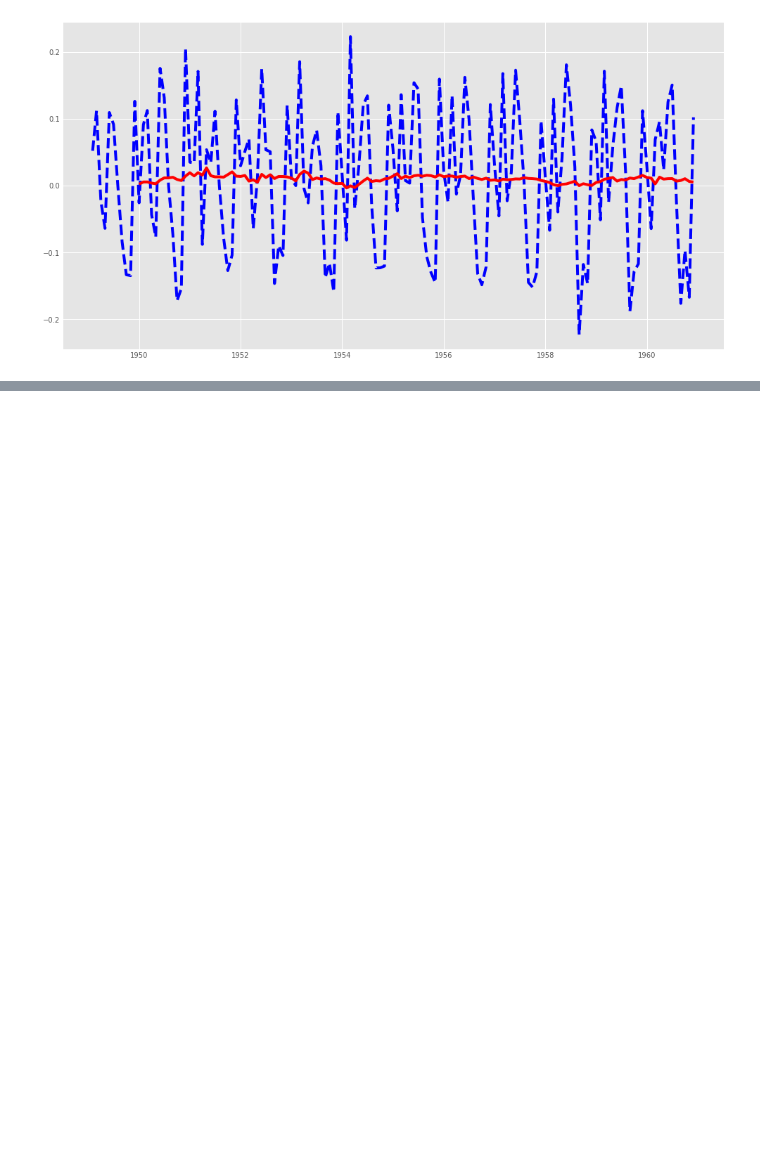
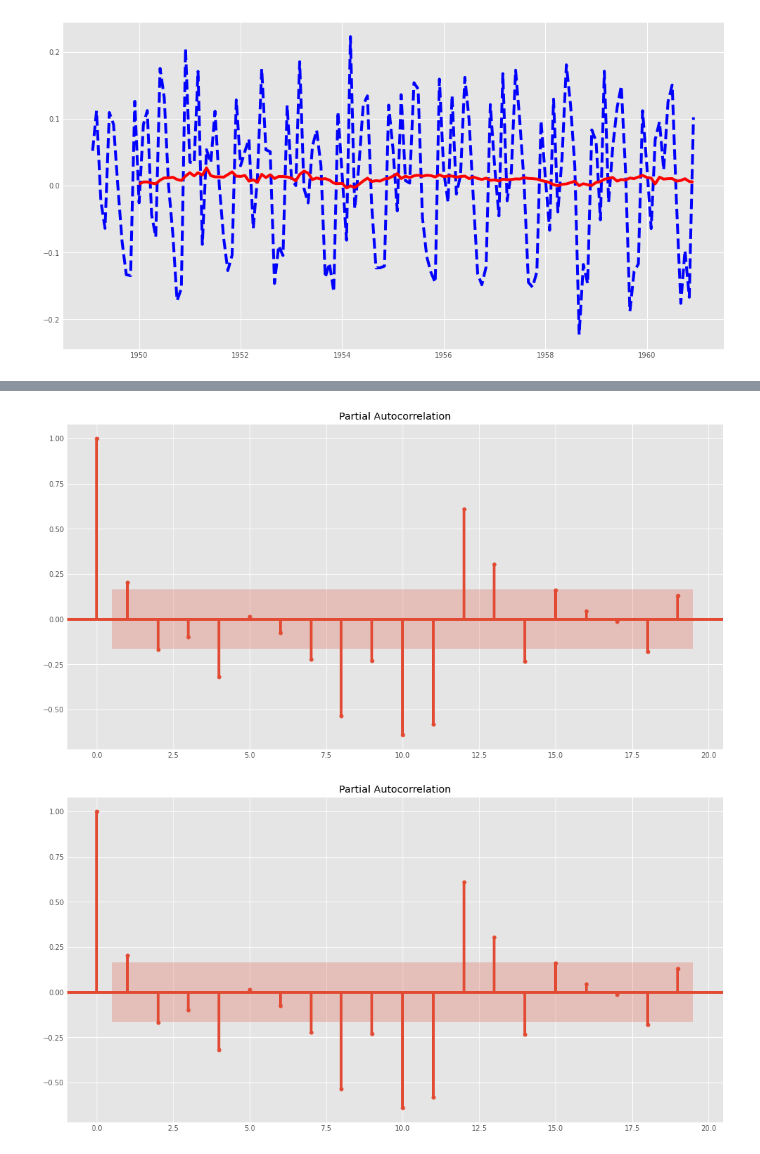
Before and after one commit to oladapo-joseph/Hamoye_Internship, a Jupyter notebook: Stage E/lessons.ipynb, the cells around one changed output, grey strips where cells are left out. Drawn from its saved outputs; the diff is of its cells as text; code cells hidden in the pictures; blank space fills up the shorter version.

```diff
--- a/Stage E/lessons.ipynb
+++ b/Stage E/lessons.ipynb
@@ -257,0 +272,5 @@ plt.plot(df_diff.rolling(12).mean(), color='r')
+# %%
+plot_pacf(df_diff,lags = range(20))
+# %% [output]
+[figure, added]
+[figure, added]
```
Also changed, not shown: parts of 7 cells of this notebook, 2 other files.
